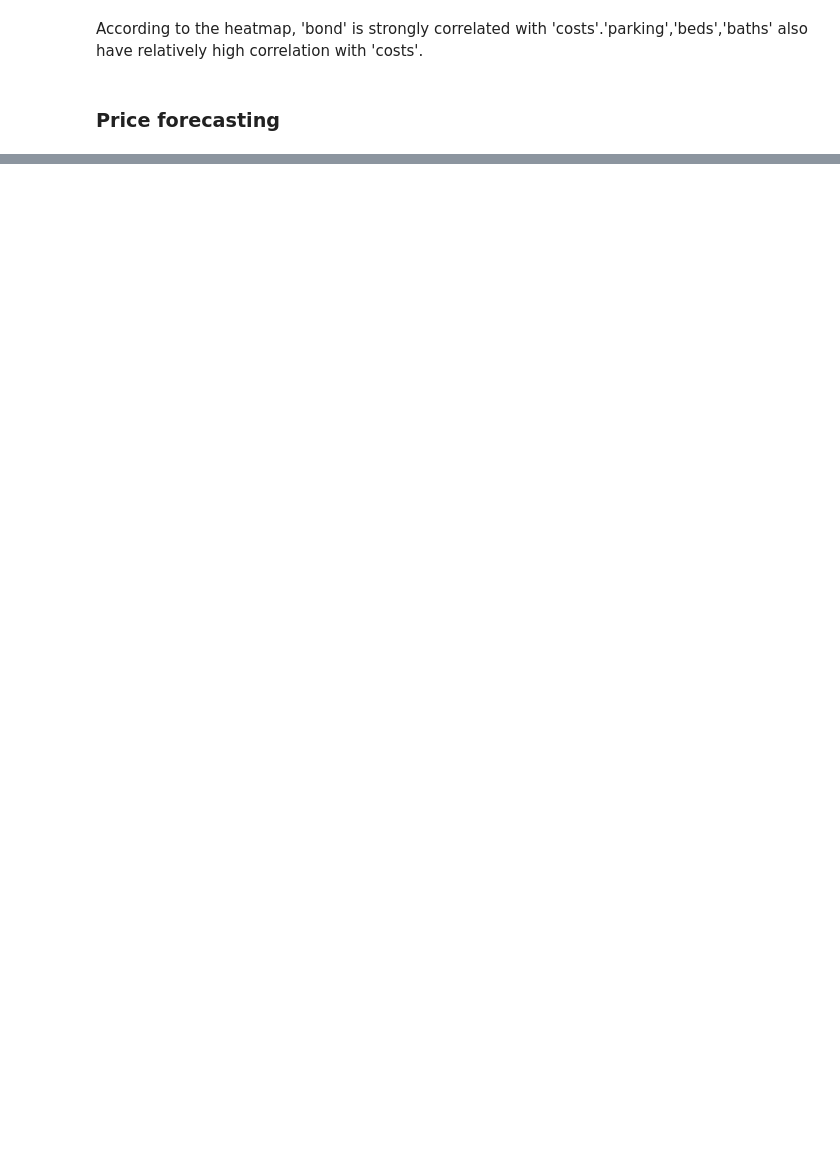
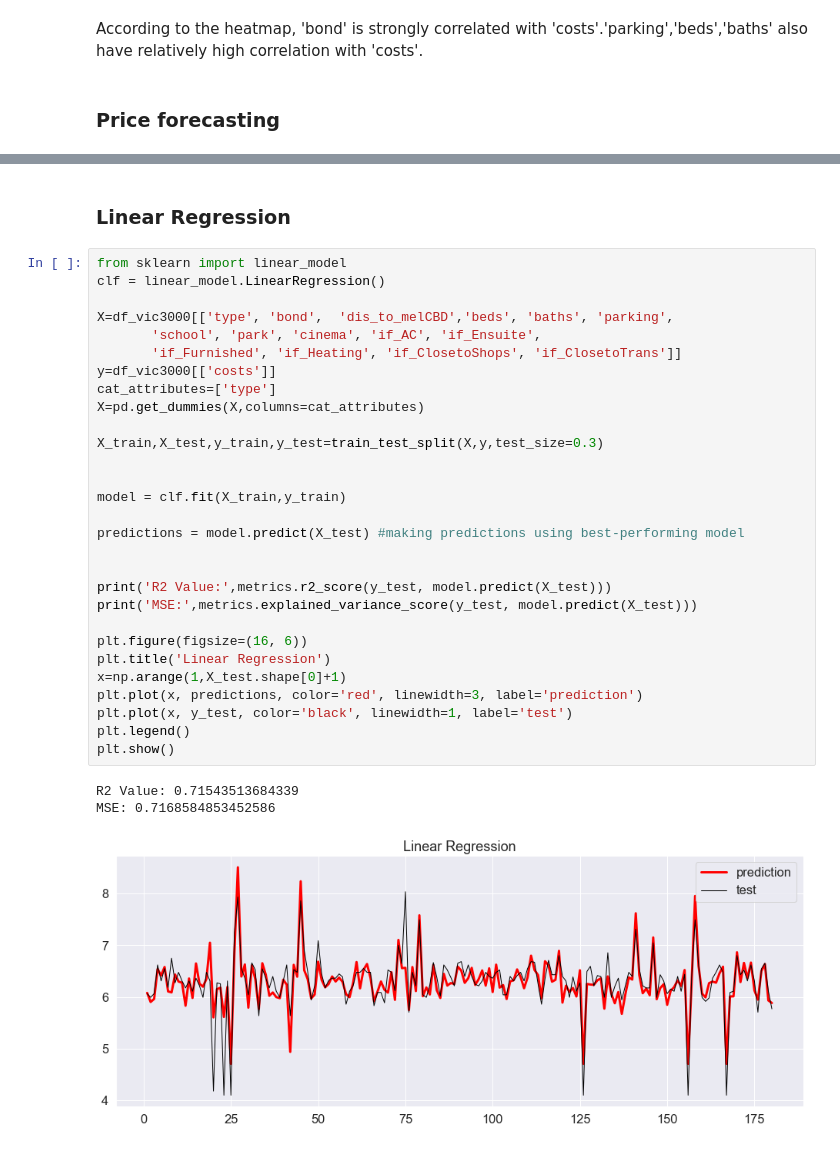
Before and after one commit to MAST30034-Applied-Data-Science/generic-real-estate-consulting-project-group37, a Jupyter notebook: notebooks/sprint5.ipynb, the cells around one changed output, grey strips where cells are left out. Drawn from its saved outputs; the diff is of its cells as text; blank space fills up the shorter version.

```diff
--- a/notebooks/sprint5.ipynb
+++ b/notebooks/sprint5.ipynb
@@ -155,0 +307,35 @@ print(result,"\n",result.mean(),"\n","Ridge Regression: %.3f" %result.std())
+# %% [markdown]
+### Linear Regression
+# %%
+from sklearn import linear_model
+clf = linear_model.LinearRegression()
+
+X=df_vic3000[['type', 'bond',  'dis_to_melCBD','beds', 'baths', 'parking',
+       'school', 'park', 'cinema', 'if_AC', 'if_Ensuite',
+       'if_Furnished', 'if_Heating', 'if_ClosetoShops', 'if_ClosetoTrans']]
+y=df_vic3000[['costs']]
+cat_attributes=['type']
+X=pd.get_dummies(X,columns=cat_attributes)
+
+X_train,X_test,y_train,y_test=train_test_split(X,y,test_size=0.3)
+
+
+model = clf.fit(X_train,y_train)
+
+predictions = model.predict(X_test) #making predictions using best-performing model
+
+
+print('R2 Value:',metrics.r2_score(y_test, model.predict(X_test)))
+print('MSE:',metrics.explained_variance_score(y_test, model.predict(X_test)))
+
+plt.figure(figsize=(16, 6))
+plt.title('Linear Regression')
+x=np.arange(1,X_test.shape[0]+1)
+plt.plot(x, predictions, color='red', linewidth=3, label='prediction')
+plt.plot(x, y_test, color='black', linewidth=1, label='test')
+plt.legend()
+plt.show()
+# %% [output]
+R2 Value: 0.71543513684339
+MSE: 0.7168584853452586
+[figure, added]
```
Also changed, not shown: parts of 33 cells of this notebook.
